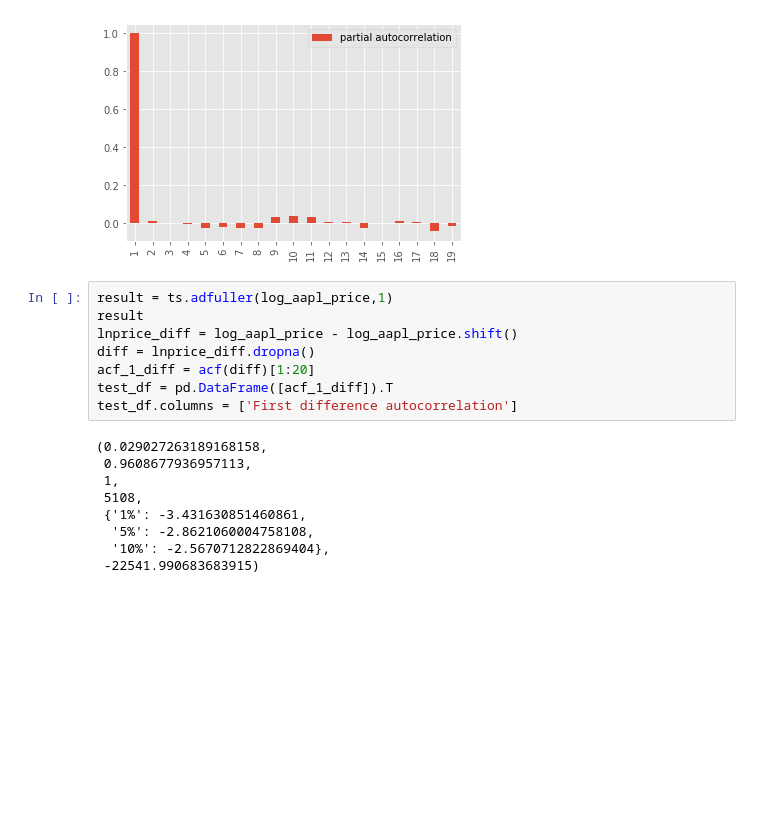
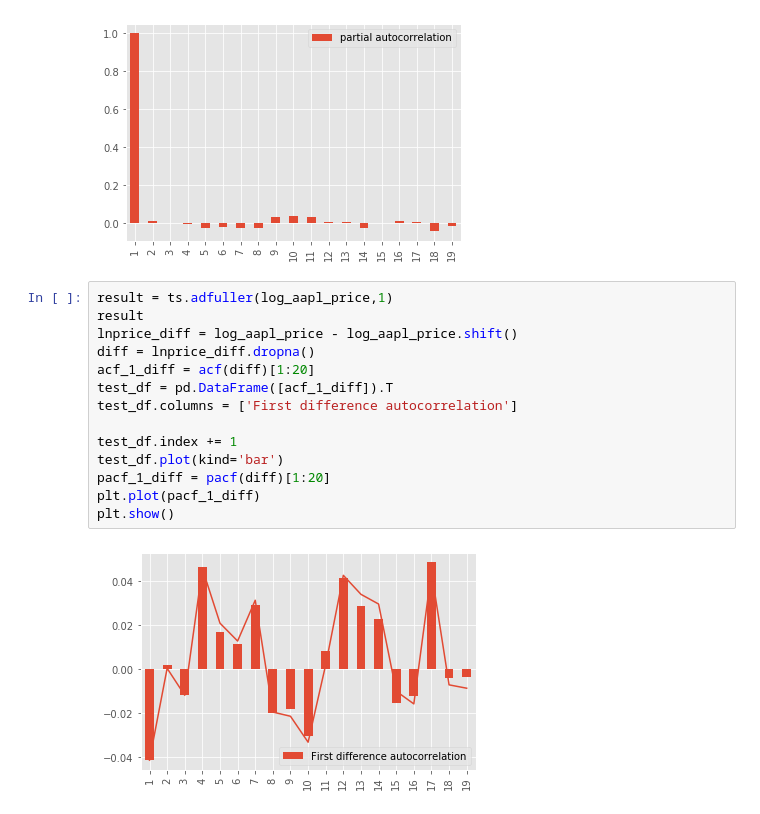
Before and after one commit to austinwilson1224/177, a Jupyter notebook: eda/final.ipynb, the cells around one changed output. Cells and saved outputs as stored; diff of their text form; blank space fills up the shorter version.

```diff
--- a/eda/final.ipynb
+++ b/eda/final.ipynb
@@ -386,17 +389,16 @@ plt.show()
 # %%
 result = ts.adfuller(log_aapl_price,1)
 result
 lnprice_diff = log_aapl_price - log_aapl_price.shift()
 diff = lnprice_diff.dropna()
 acf_1_diff = acf(diff)[1:20]
 test_df = pd.DataFrame([acf_1_diff]).T
 test_df.columns = ['First difference autocorrelation']
+
+test_df.index += 1
+test_df.plot(kind='bar')
+pacf_1_diff = pacf(diff)[1:20]
+plt.plot(pacf_1_diff)
+plt.show()
 # %% [output]
-(0.029027263189168158,
- 0.9608677936957113,
- 1,
- 5108,
- {'1%': -3.431630851460861,
-  '5%': -2.8621060004758108,
-  '10%': -2.5670712822869404},
- -22541.990683683915)
+[figure, added]
```
Also changed, not shown: parts of 5 cells of this notebook.
